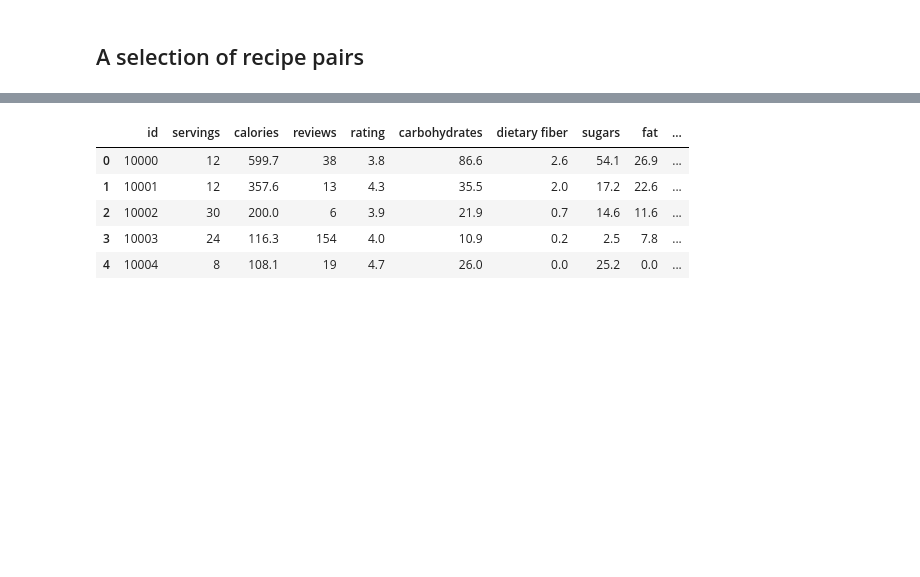
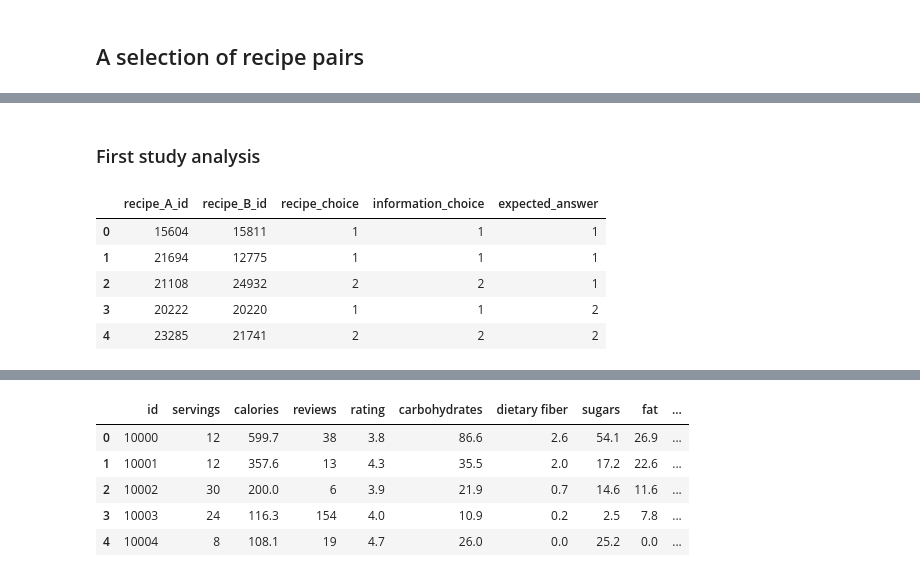
Before and after one commit to almehdiKrisni/Projet-RI-Recreation-Papier-Scientifique, a Jupyter notebook: dataAnalysis.ipynb, the cells around one changed output, grey strips where cells are left out. Saved outputs shown, nothing was run; the diff lists cells and outputs as text; code cells hidden in the pictures; blank space fills up the shorter version.

```diff
--- a/dataAnalysis.ipynb
+++ b/dataAnalysis.ipynb
@@ -158,0 +164,13 @@ plt.show()
+# %% [markdown]
+### First study analysis
+# %%
+# We read the results of the first study
+study1res = readResultsStudy()
+study1res.head()
+# %% [output]
+|  | recipe_A_id | recipe_B_id | recipe_choice | information_choice | expected_answer |
+| 0 | 15604 | 15811 | 1 | 1 | 1 |
+| 1 | 21694 | 12775 | 1 | 1 | 1 |
+| 2 | 21108 | 24932 | 2 | 2 | 1 |
+| 3 | 20222 | 20220 | 1 | 1 | 2 |
+| 4 | 23285 | 21741 | 2 | 2 | 2 |
```
Also changed, not shown: parts of 8 cells of this notebook, 2 other files.
